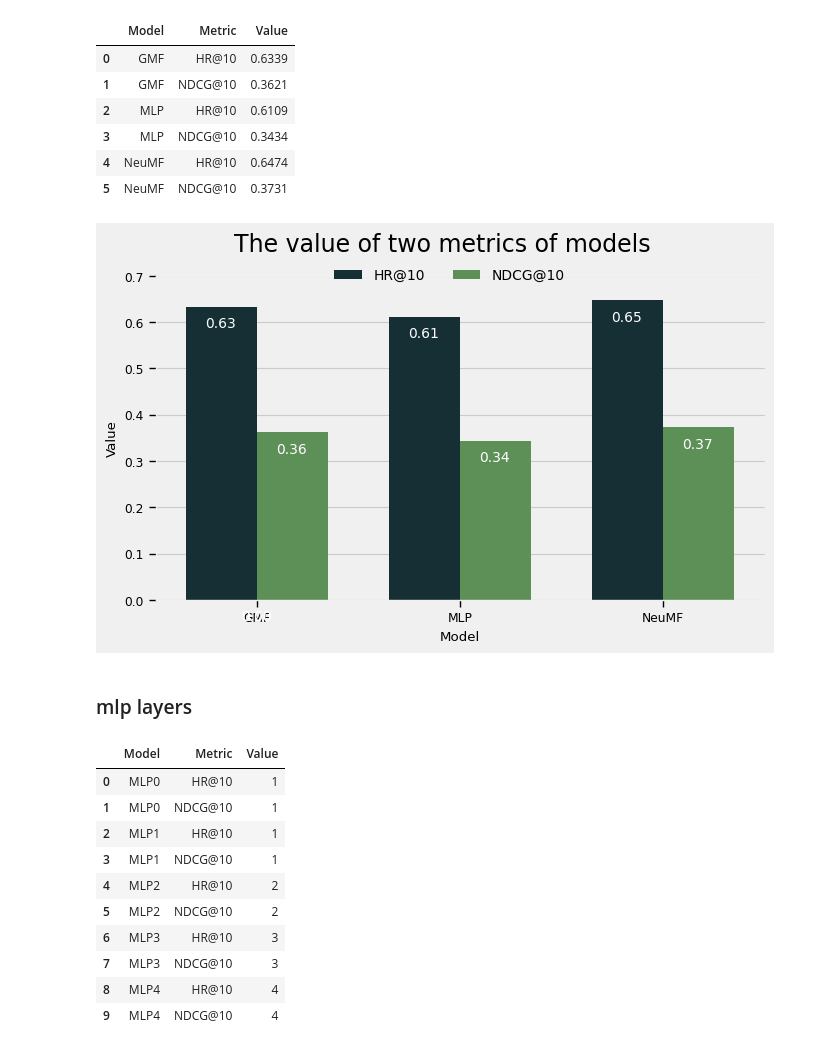
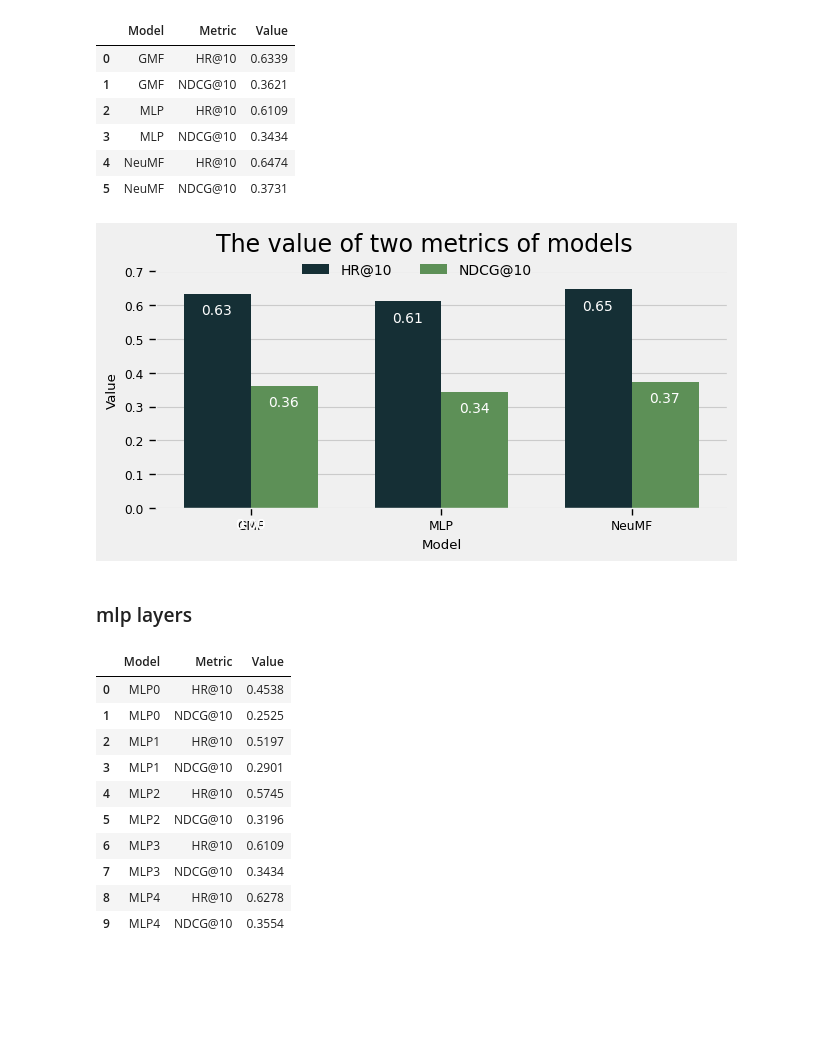
Before and after one commit to SUSTech-STA326/STA326_Assignment3, a Jupyter notebook: ass3.ipynb, the cells around one changed output. Drawn from its saved outputs; the diff is of its cells as text; code cells hidden in the pictures; blank space fills up the shorter version.

```diff
--- a/ass3.ipynb
+++ b/ass3.ipynb
@@ -263,32 +173,33 @@ color_list = ["#10323a","#569a4d"]
 custom_palette = sns.color_palette(color_list)
 # %%
 with plt.style.context("fivethirtyeight"), sns.plotting_context(context="paper"):
-    fig = plt.figure(figsize=(7, 4))
+    fig = plt.figure(figsize=(6.5, 3.5))
     bar = sns.barplot(data = df1,x = 'Model', y = 'Value', hue = 'Metric',width = 0.7,palette = custom_palette)
-    plt.legend(bbox_to_anchor=(0.5,0.93),loc = "upper center",ncol = 2,fontsize = 10, frameon = False,bbox_transform=fig.transFigure )
+    plt.legend(bbox_to_anchor=(0.5,0.9),loc = "upper center",ncol = 2,fontsize = 10, frameon = False,bbox_transform=fig.transFigure )
     plt.ylim(0,0.7)
     plt.title("The value of two metrics of models",fontsize = 17,x = 0.47,y = 1.05)
         # 在柱形图上标注数值
     for p in bar.patches:
         bar.annotate(format(p.get_height(), '.2f'),
                      (p.get_x() + p.get_width() / 2., p.get_height()),
                      ha = 'center', va = 'center',
                      xytext = (-0.5, -12),
                      textcoords = 'offset points',
                      fontsize = 10,
                      color = "white")
     # fig.grid(False)
+    plt.tight_layout()
     plt.show()
     fig.savefig("report/3models.svg")
 # %% [output]
-[figure, old version]
+[figure, new version]
 # %% [markdown]
 ### mlp layers
 # %%
 df2 = pd.DataFrame({
     "Model": ["MLP0","MLP1","MLP2","MLP3","MLP4"],
-    "HR@10":[0.4538,0.5197,0.5197,3,4],
-    "NDCG@10":[0.2525,0.2901,2,3,4]
+    "HR@10":[0.4538,0.5197,0.5745,0.6109,0.6278],
+    "NDCG@10":[0.2525,0.2901,0.3196,0.3434,0.3554]
 })
 
 df2 = df2.loc[:,["HR@10","NDCG@10"]].stack().reset_index().rename(columns={"level_1":"Metric",0:"Value","level_0":"Model"})
@@ -296,16 +207,16 @@ df2["Model"] = df2["Model"].map({0:"MLP0",1:"MLP1",2:"MLP2", 3:"MLP3",4:"MLP4"})
 df2
 # %% [output]
 |  | Model | Metric | Value |
-| 0 | MLP0 | HR@10 | 1 |
-| 1 | MLP0 | NDCG@10 | 1 |
-| 2 | MLP1 | HR@10 | 1 |
-| 3 | MLP1 | NDCG@10 | 1 |
-| 4 | MLP2 | HR@10 | 2 |
-| 5 | MLP2 | NDCG@10 | 2 |
-| 6 | MLP3 | HR@10 | 3 |
-| 7 | MLP3 | NDCG@10 | 3 |
-| 8 | MLP4 | HR@10 | 4 |
-| 9 | MLP4 | NDCG@10 | 4 |
+| 0 | MLP0 | HR@10 | 0.4538 |
+| 1 | MLP0 | NDCG@10 | 0.2525 |
+| 2 | MLP1 | HR@10 | 0.5197 |
+| 3 | MLP1 | NDCG@10 | 0.2901 |
+| 4 | MLP2 | HR@10 | 0.5745 |
+| 5 | MLP2 | NDCG@10 | 0.3196 |
+| 6 | MLP3 | HR@10 | 0.6109 |
+| 7 | MLP3 | NDCG@10 | 0.3434 |
+| 8 | MLP4 | HR@10 | 0.6278 |
+| 9 | MLP4 | NDCG@10 | 0.3554 |
 # %%
 color_list2 = ["#ff4000","#10323a"]
 custom_palette2 = sns.color_palette(color_list2)
```
Also changed, not shown: parts of 5 cells of this notebook, 5 other files.
